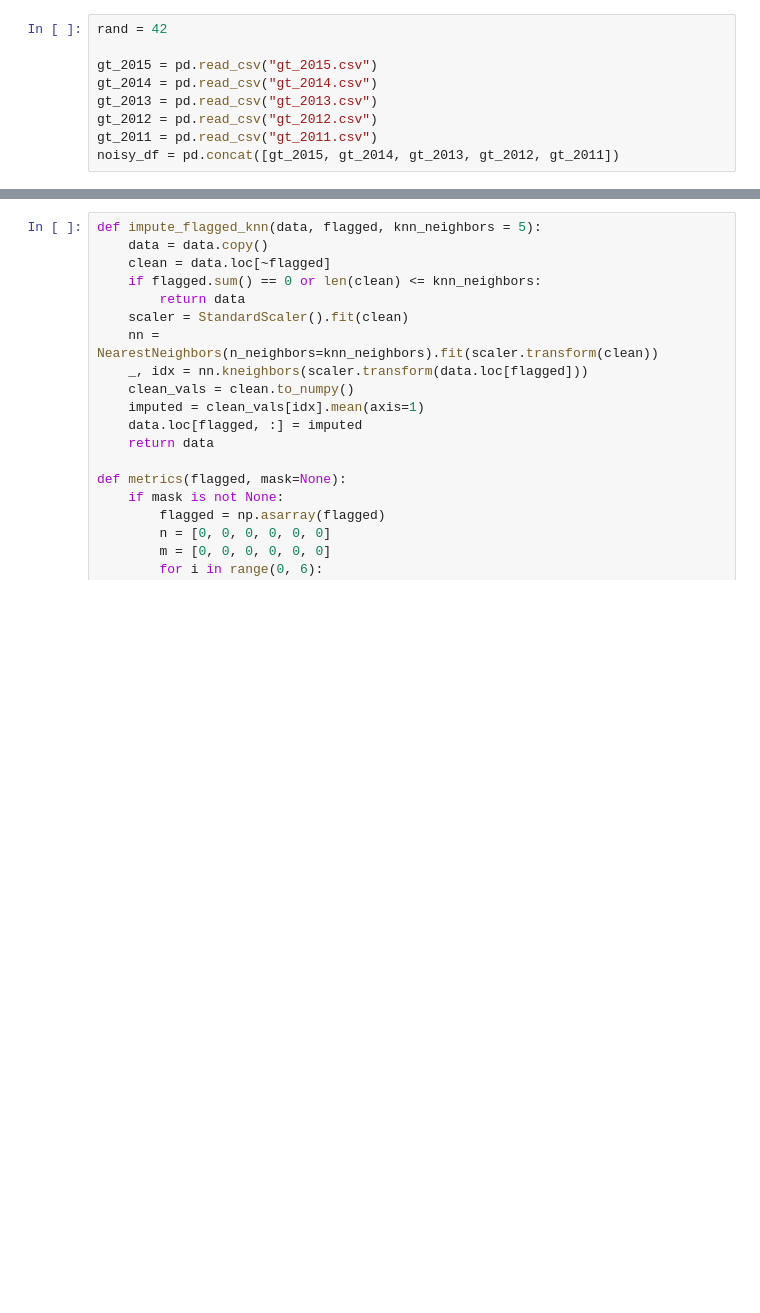
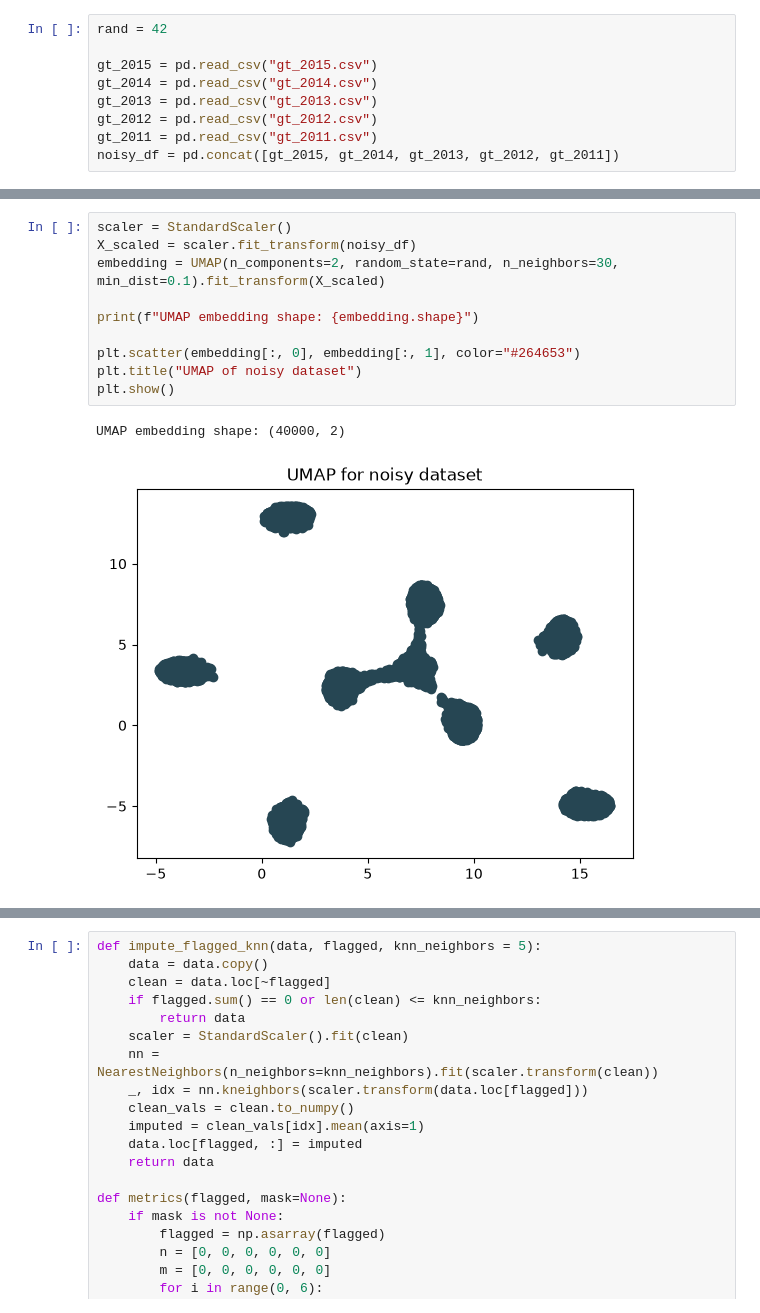
Before and after one commit to matr9s/DatSci_Noise, a Jupyter notebook: new_pipeline.ipynb, the cells around one changed output, grey strips where cells are left out. Cells and saved outputs as stored; diff of their text form; blank space fills up the shorter version.

```diff
--- a/new_pipeline.ipynb
+++ b/new_pipeline.ipynb
@@ -94,3 +129,16 @@ plt.show()
+# %%
+scaler = StandardScaler()
+X_scaled = scaler.fit_transform(noisy_df)
+embedding = UMAP(n_components=2, random_state=rand, n_neighbors=30, min_dist=0.1).fit_transform(X_scaled)
+
+print(f"UMAP embedding shape: {embedding.shape}")
+
+plt.scatter(embedding[:, 0], embedding[:, 1], color="#264653")
+plt.title("UMAP of noisy dataset")
+plt.show()
+# %% [output]
+UMAP embedding shape: (40000, 2)
+[figure, added]
 # %%
 #PLOT FIRST FEATURE
 try:
```
Also changed, not shown: parts of 7 cells of this notebook.
